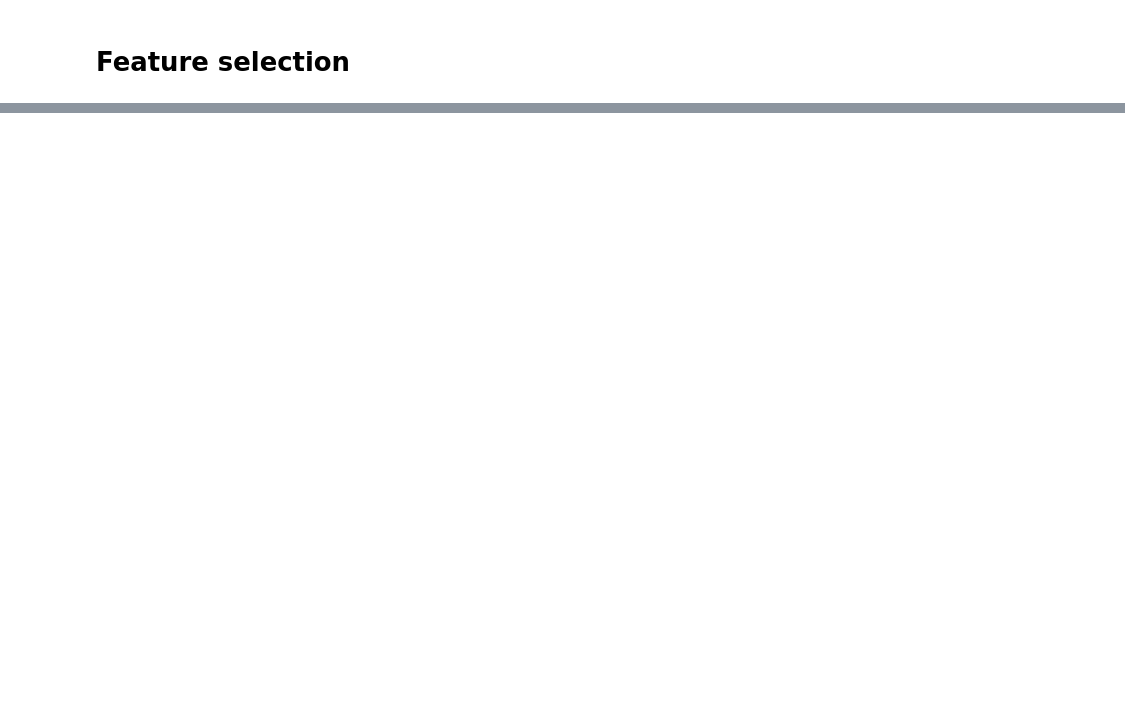
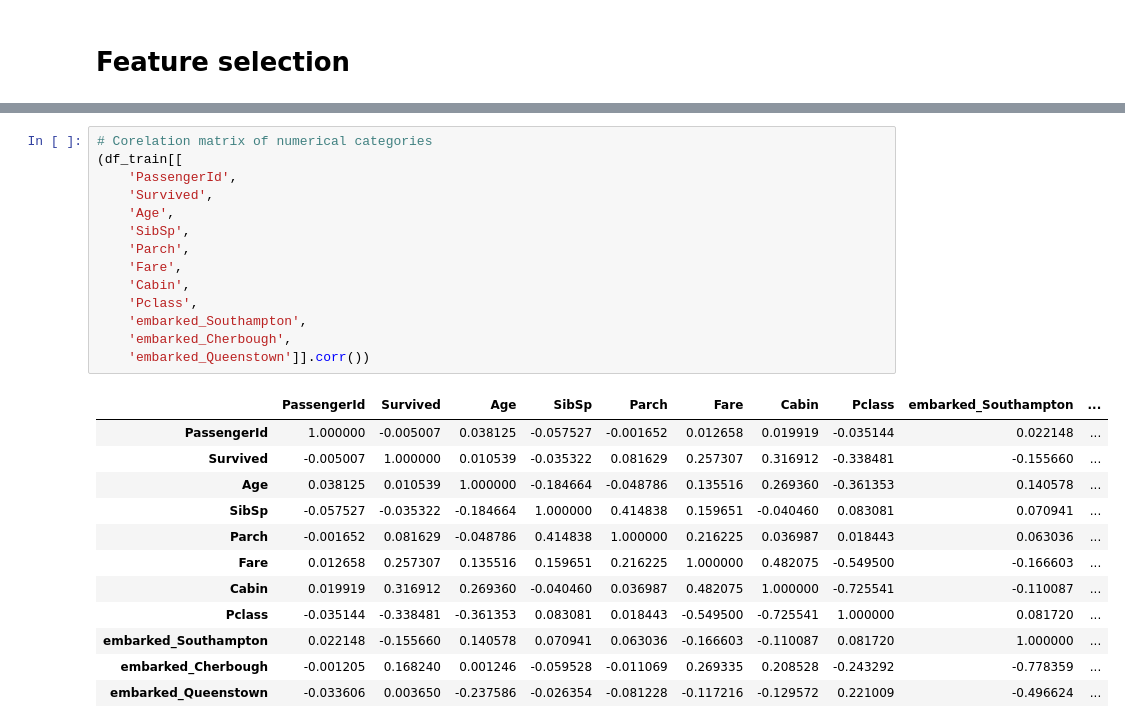
Before and after one commit to UlrikThygePedersen/Machine_Learning_Models, a Jupyter notebook: Models/Kaggle/Titanic - Machine Learning from Disaster/Titanic_Notebook.ipynb, the cells around one changed output, grey strips where cells are left out. Cells and saved outputs as stored; diff of their text form; blank space fills up the shorter version.

```diff
--- a/Models/Kaggle/Titanic - Machine Learning from Disaster/Titanic_Notebook.ipynb
+++ b/Models/Kaggle/Titanic - Machine Learning from Disaster/Titanic_Notebook.ipynb
@@ -357,0 +366,27 @@ plt.show()
+# %%
+# Corelation matrix of numerical categories
+(df_train[[
+    'PassengerId',
+    'Survived',
+    'Age',
+    'SibSp',
+    'Parch',
+    'Fare',
+    'Cabin',
+    'Pclass',
+    'embarked_Southampton',
+    'embarked_Cherbough',
+    'embarked_Queenstown']].corr())
+# %% [output]
+|  | PassengerId | Survived | Age | SibSp | Parch | Fare | Cabin | Pclass | embarked_Southampton | ... |
+| PassengerId | 1.000000 | -0.005007 | 0.038125 | -0.057527 | -0.001652 | 0.012658 | 0.019919 | -0.035144 | 0.022148 | ... |
+| Survived | -0.005007 | 1.000000 | 0.010539 | -0.035322 | 0.081629 | 0.257307 | 0.316912 | -0.338481 | -0.155660 | ... |
+| Age | 0.038125 | 0.010539 | 1.000000 | -0.184664 | -0.048786 | 0.135516 | 0.269360 | -0.361353 | 0.140578 | ... |
+| SibSp | -0.057527 | -0.035322 | -0.184664 | 1.000000 | 0.414838 | 0.159651 | -0.040460 | 0.083081 | 0.070941 | ... |
+| Parch | -0.001652 | 0.081629 | -0.048786 | 0.414838 | 1.000000 | 0.216225 | 0.036987 | 0.018443 | 0.063036 | ... |
+| Fare | 0.012658 | 0.257307 | 0.135516 | 0.159651 | 0.216225 | 1.000000 | 0.482075 | -0.549500 | -0.166603 | ... |
+| Cabin | 0.019919 | 0.316912 | 0.269360 | -0.040460 | 0.036987 | 0.482075 | 1.000000 | -0.725541 | -0.110087 | ... |
+| Pclass | -0.035144 | -0.338481 | -0.361353 | 0.083081 | 0.018443 | -0.549500 | -0.725541 | 1.000000 | 0.081720 | ... |
+| embarked_Southampton | 0.022148 | -0.155660 | 0.140578 | 0.070941 | 0.063036 | -0.166603 | -0.110087 | 0.081720 | 1.000000 | ... |
+| embarked_Cherbough | -0.001205 | 0.168240 | 0.001246 | -0.059528 | -0.011069 | 0.269335 | 0.208528 | -0.243292 | -0.778359 | ... |
+| embarked_Queenstown | -0.033606 | 0.003650 | -0.237586 | -0.026354 | -0.081228 | -0.117216 | -0.129572 | 0.221009 | -0.496624 | ... |
```
Also changed, not shown: parts of 28 cells of this notebook.
